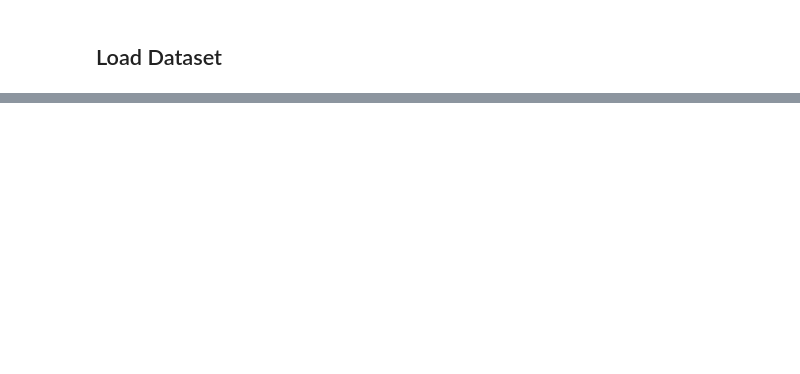
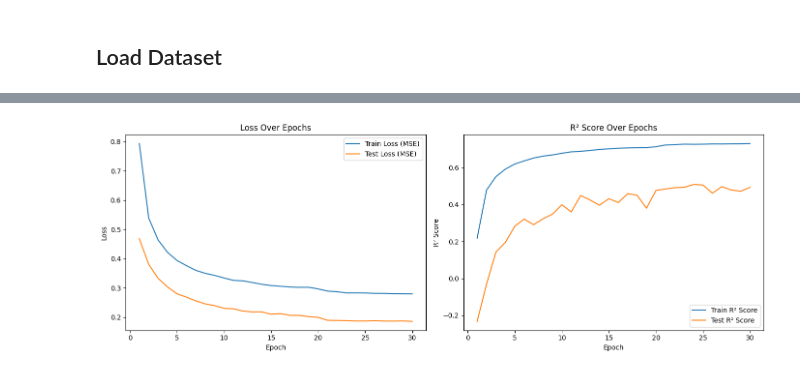
Before and after one commit to Shirisha-18/exchange-rates-forecasting, a Jupyter notebook: models/modeling.ipynb, the cells around one changed output, grey strips where cells are left out. Saved outputs shown, nothing was run; the diff lists cells and outputs as text; code cells hidden in the pictures; blank space fills up the shorter version.

```diff
--- a/models/modeling.ipynb
+++ b/models/modeling.ipynb
@@ -38,0 +400,21 @@ df,
+# %%
+class SingleLayerLSTM(nn.Module):
+    def __init__(self, input_size, hidden_size, output_size):
+        super(SingleLayerLSTM, self).__init__()
+        self.lstm = nn.LSTM(input_size, hidden_size, batch_first=True)
+        self.fc = nn.Linear(hidden_size, output_size)
+
+    def forward(self, x):
+        out, (hn, cn) = self.lstm(x)
+        out = self.fc(out[:, -1, :])  # last time step
+        return out
+# %%
+input_size = X_train.shape[2]  # Number of features per time step
+hidden_size = 64
+output_size = y_train.shape[1]  # Number of output targets
+
+model = SingleLayerLSTM(input_size, hidden_size, output_size)
+criterion = nn.MSELoss()
+optimizer = optim.Adam(model.parameters(), lr=0.001)
+# %%
+train_losses, test_losses, train_r2s, test_r2s = train_model(model, train_loader, test_loader, num_epochs=30, lr=0.001)
@@ -38,0 +439,4 @@ df,
+# %%
+plot_metrics(train_losses, test_losses, train_r2s, test_r2s)
+# %% [output]
+[figure, added]
```
Also changed, not shown: parts of 35 cells of this notebook.
